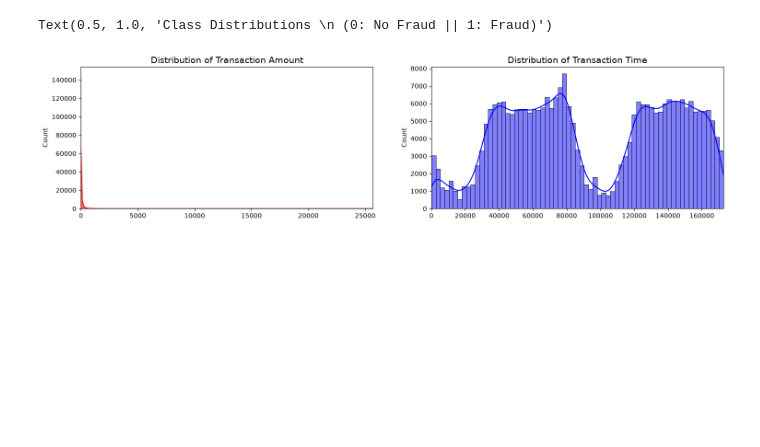
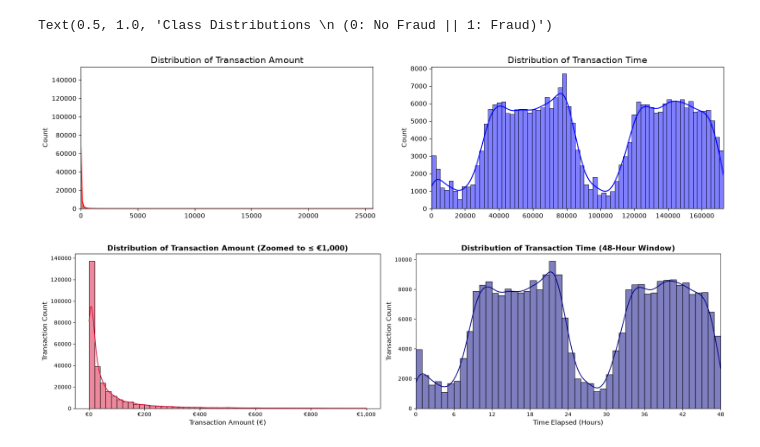
Before and after one commit to aliallam123/credit-card-fraud-detection, a Jupyter notebook: notebooks/my-notebook.ipynb, the cells around one changed output. Drawn from its saved outputs; the diff is of its cells as text; code cells hidden in the pictures; blank space fills up the shorter version.

Commit message:
format distribution plots with currency symbol and hours

```diff
--- a/notebooks/my-notebook.ipynb
+++ b/notebooks/my-notebook.ipynb
@@ -123,3 +123,30 @@ ax[1].set_xlim([min(time_val), max(time_val)])
 plt.show()
 # %% [output]
 [figure]
+# %%
+import matplotlib.ticker as ticker
+
+fig, ax = plt.subplots(1, 2, figsize=(18, 5))
+
+# Plot 1: Transaction Amount (Zoomed into <= $1,000 for realistic inspection)
+# We plot the bulk of the data (99th percentile) to see the actual shape, not empty space
+sns.histplot(df[df['Amount'] <= 1000]['Amount'], ax=ax[0], color='crimson', kde=True, bins=50)
+ax[0].set_title('Distribution of Transaction Amount (Zoomed to ≤ €1,000)', fontsize=14, fontweight='bold')
+ax[0].set_xlabel('Transaction Amount (€)', fontsize=12)
+ax[0].set_ylabel('Transaction Count', fontsize=12)
+ax[0].xaxis.set_major_formatter(ticker.StrMethodFormatter('€{x:,.0f}'))
+
+# Plot 2: Transaction Time converted into Hours (0 to 48 Hours)
+time_in_hours = df['Time'] / 3600
+
+sns.histplot(time_in_hours, ax=ax[1], color='navy', kde=True, bins=48)
+ax[1].set_title('Distribution of Transaction Time (48-Hour Window)', fontsize=14, fontweight='bold')
+ax[1].set_xlabel('Time Elapsed (Hours)', fontsize=12)
+ax[1].set_ylabel('Transaction Count', fontsize=12)
+ax[1].set_xlim([0, 48])
+ax[1].xaxis.set_major_locator(ticker.MultipleLocator(6)) # Tick marks every 6 hours
+
+plt.tight_layout()
+plt.show()
+# %% [output]
+[figure, added]
```
